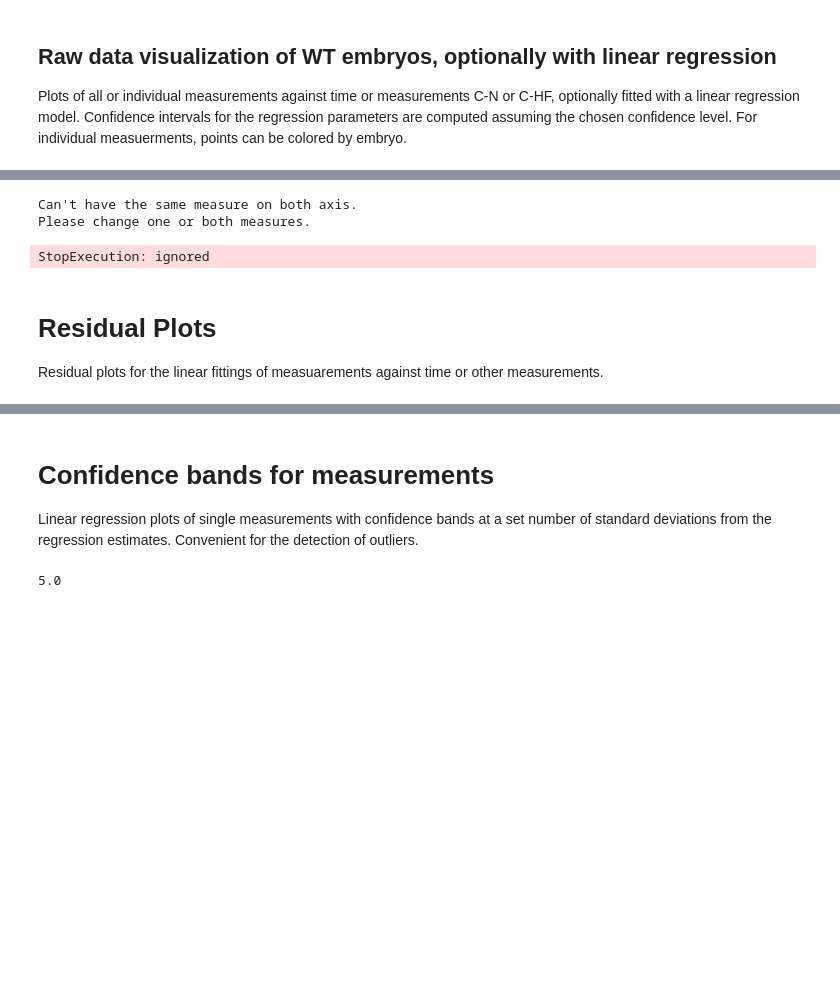
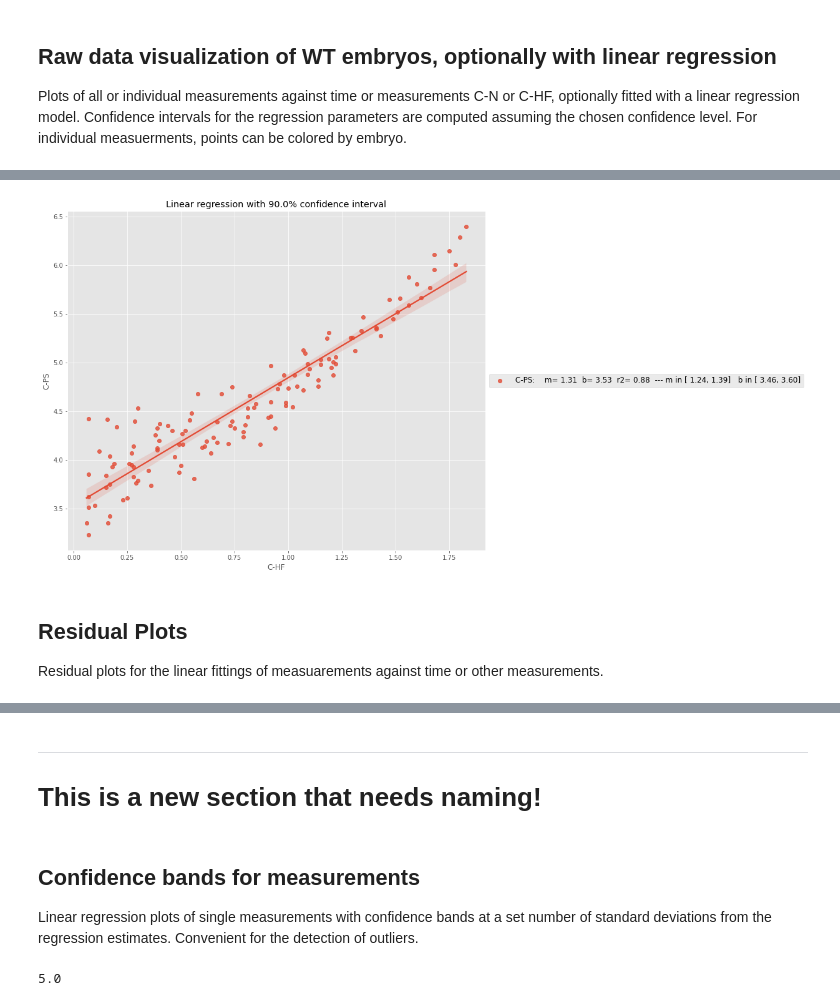
Before and after one commit to pjmartel/ChEEQ_tool, a Jupyter notebook: embryo_tool.ipynb, the cells around one changed output, grey strips where cells are left out. Cells and saved outputs as stored; diff of their text form; code cells hidden in the pictures; blank space fills up the shorter version.

Commit message:
More structuring of sections.

```diff
--- a/embryo_tool.ipynb
+++ b/embryo_tool.ipynb
@@ -375,12 +361,12 @@ all_measures = ['C-pPL', 'C-PS', 'C-N', 'N-pPL', 'PS', 'PSM',
                'C-Seg', 'Seg', 'C-HF']
 export_button(fig,"linear_confidence.pdf")
 
-regression_lines  = 'No' #@param ['Yes', 'No']
+regression_lines  = 'Yes' #@param ['Yes', 'No']
 fit_reg = regression_lines == 'Yes'
-color_by_embryo = "Yes" #@param ['No', 'Yes']
-color_by_embryo = color_by_embryo == "Yes"
-measure = 'C-HF' #@param ['all', 'C-pPL', 'C-PS', 'C-N', 'N-pPL', 'PS', 'PSM', 'C-Seg', 'Seg', 'C-HF']
+measure = 'C-PS' #@param ['all', 'C-pPL', 'C-PS', 'C-N', 'N-pPL', 'PS', 'PSM', 'C-Seg', 'Seg', 'C-HF']
 measures = all_measures if measure == 'all' else [measure]
+color_by_embryo = "No" #@param ['No', 'Yes']
+color_by_embryo = (color_by_embryo == "Yes" and not measure == 'all')
 
 confidence_interval = "0.9" #@param [ 0.90, 0.95, 0.99]
 confidence_interval = eval(confidence_interval)
@@ -395,38 +381,36 @@ if measure == x_var:
 ax.set_title(f"Linear regression with {confidence_interval:.1%} confidence interval")
 for c in measures:
   if x_var == c:
     continue
   temp_data = data_ref[[x_var, c]].copy()
   temp_data.dropna(axis=0, how='any', inplace=True)
   m, b, r, _, _ = linregress(temp_data[x_var], temp_data[c])
   _, _, _, _, m_int, b_int = linreg_interval(temp_data[x_var],
                                              temp_data[c],
                                              confidence_interval)
   label = f"{c:>5}:    m={m:5.2f}  b={b:5.2f}  r2={r*r:5.2f}"
   label = label + "  --- m in [{:5.2f},{:5.2f}]   b in [{:5.2f},{:5.2f}]".format(*m_int,*b_int)
   if len(measures) == 1 and color_by_embryo:
     plt.close(fig)
     #fig.clf()
     g=sb.lmplot(x=x_var, y=c,data=data_ref, hue="Embryo", fit_reg=False)
     fig = plt.gcf()
     fig.set_size_inches(12,10)
     sb.regplot(ax=g.ax, x=x_var, y=c,data=data_ref, label=label, fit_reg=fit_reg,scatter=False)
 
   else:
     sb.regplot(ax=ax, x=x_var, y=c,data=data_ref, label=label, fit_reg=fit_reg)
 
 #_ = ax.legend(bbox_to_anchor=(1,0.65))
 y_label = "All Measurements" if measure == 'all' else measure
 _ = ax.set_ylabel(y_label)
 if fit_reg and not color_by_embryo :
   _ = ax.legend(bbox_to_anchor=(1.,0.5), loc=('center left'),prop=fontP)
 # %% [output]
 [interactive output not drawn]
-Can't have the same measure on both axis.
-Please change one or both measures.
-StopExecution: ignored
+[figure, added]
 # %% [markdown]
-# Residual Plots
+## Residual Plots
 Residual plots for the linear fittings of measuarements against time or other measurements.
 # %%
 #@title  {run: "auto"}
@@ -469,8 +453,11 @@ _ = ax.set_title("Residues plot")
 # %% [output]
 [interactive output not drawn]
 [figure]
+# %% [markdown]
+---
+# This is a new section that needs naming!
 # %% [markdown]
-# Confidence bands for measurements
+## Confidence bands for measurements
 Linear regression plots of single measurements with confidence bands at a set number of standard deviations from the regression estimates. Convenient for the detection of outliers.
 # %%
 #@title  {run: "auto"}
```
Also changed, not shown: parts of 6 cells of this notebook.
